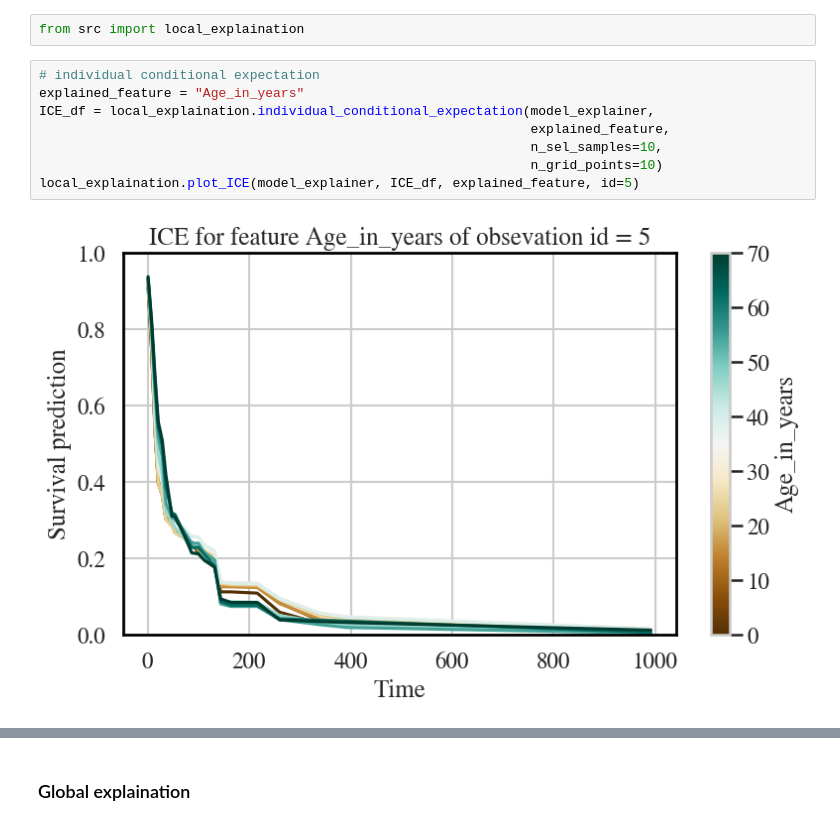
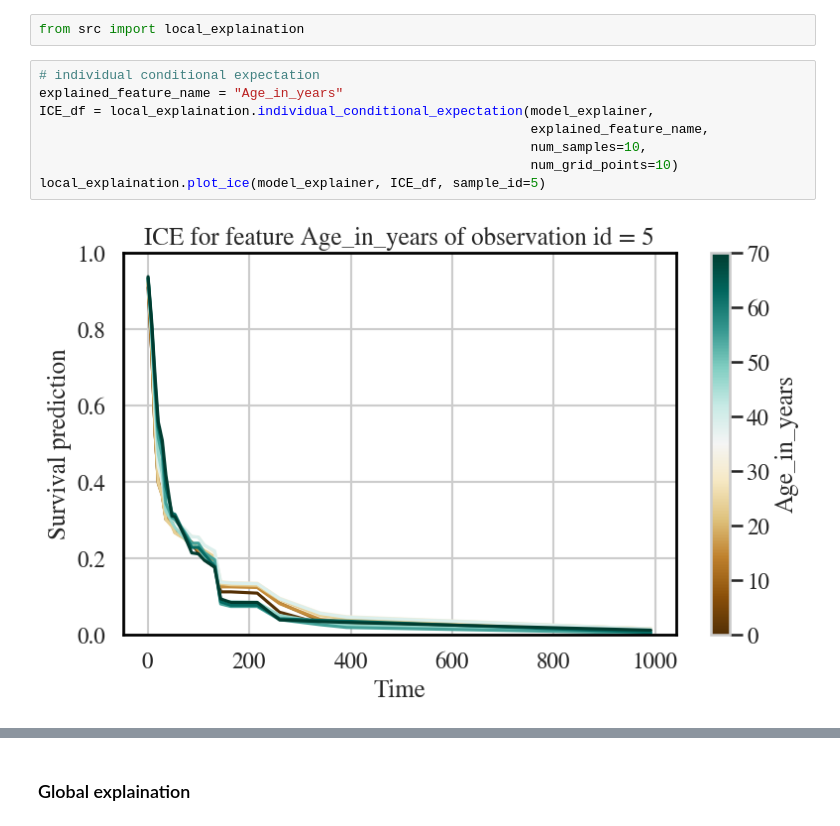
Before and after one commit to TeamHeKA/survinsights, a Jupyter notebook: tutorials-veterans-RSF.ipynb, the cells around one changed output, grey strips where cells are left out. Drawn from its saved outputs; the diff is of its cells as text.

```diff
--- a/tutorials-veterans-RSF.ipynb
+++ b/tutorials-veterans-RSF.ipynb
@@ -271,13 +251,13 @@ performance.plot_performance(auc_perf, metric="auc", ylim=(0.5,1))
 from src import local_explaination
 # %%
 # individual conditional expectation
-explained_feature = "Age_in_years"
+explained_feature_name = "Age_in_years"
 ICE_df = local_explaination.individual_conditional_expectation(model_explainer,
-                                                               explained_feature,
-                                                               n_sel_samples=10,
-                                                               n_grid_points=10)
-local_explaination.plot_ICE(model_explainer, ICE_df, explained_feature, id=5)
+                                                               explained_feature_name,
+                                                               num_samples=10,
+                                                               num_grid_points=10)
+local_explaination.plot_ice(model_explainer, ICE_df, sample_id=5)
 # %% [output]
-[figure, old version]
+[figure, new version]
 # %%
 # individual conditional expectation
```
Also changed, not shown: parts of 15 cells of this notebook, 2 other files.
